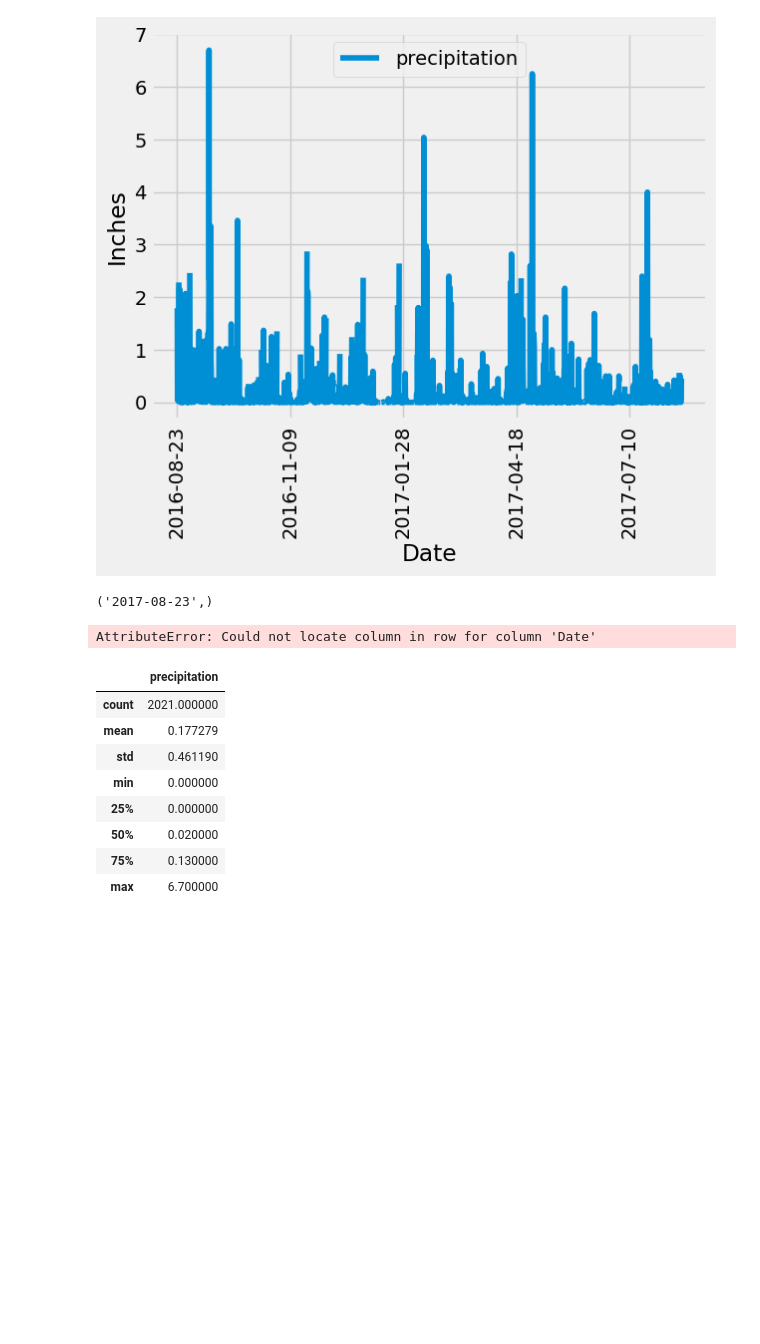
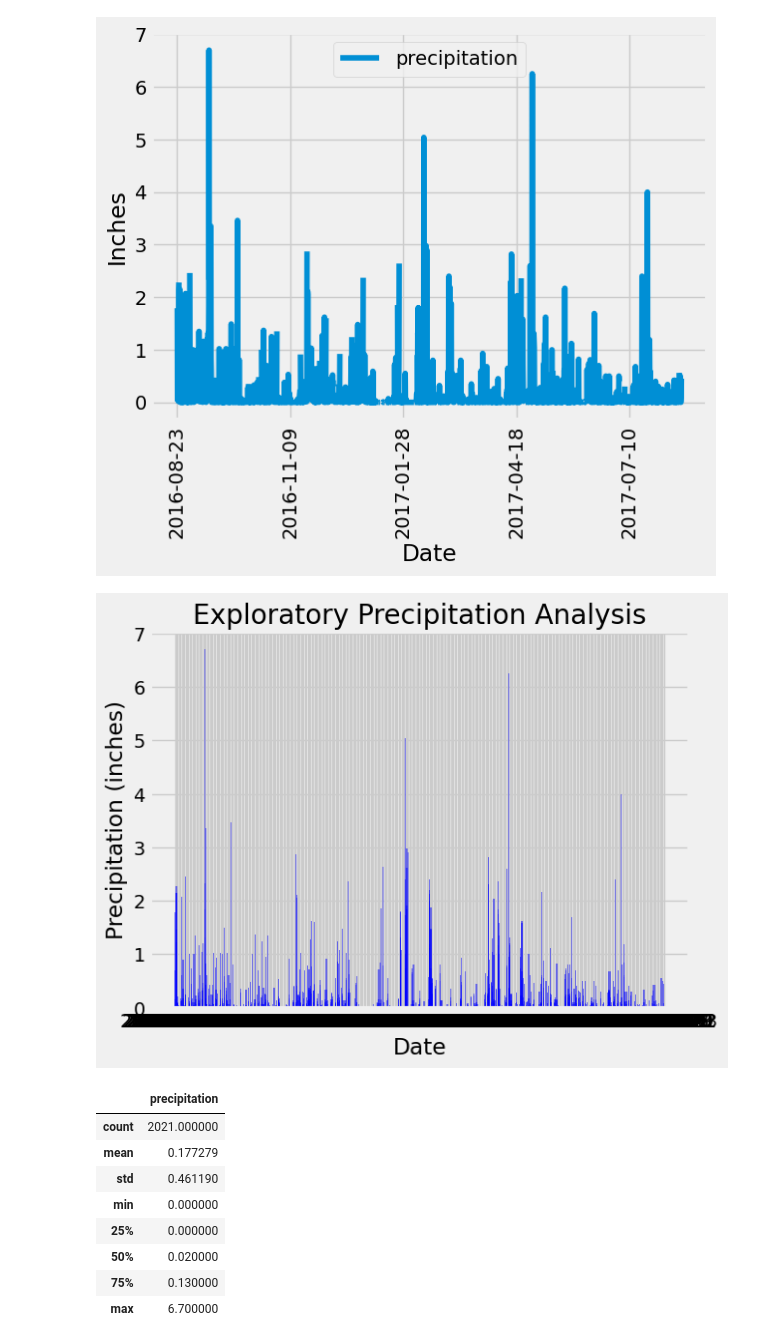
Before and after one commit to wsabrinabriggs/sqlAlchemy-challenge, a Jupyter notebook: SurfsUp/Starter_Code/climate_starter.ipynb, the cells around one changed output. Saved outputs shown, nothing was run; the diff lists cells and outputs as text; code cells hidden in the pictures; blank space fills up the shorter version.

```diff
--- a/SurfsUp/Starter_Code/climate_starter.ipynb
+++ b/SurfsUp/Starter_Code/climate_starter.ipynb
@@ -127,47 +148,55 @@ Text(0, 0.5, 'Inches')
 # %%
 # Design a query to retrieve the last 12 months of precipitation data and plot the results.
 # Starting from the most recent data point in the database.
-#2017-08-23
-recent_date
+session.query(func.max(Measurement.date)).first()
+#print(recent_date)
 
 # Calculate the date one year from the last date in data set.
- #2016-08-23
-# query2 = text("SELECT Date FROM measurement WHERE Date = 2016-08-23;") #ORDER BY Date DESC LIMIT 1 ;")
-# with engine.connect() as conn:
-#     data2 = conn.execute(query2)
+date_one_year_ago  = dt.date(2017, 8, 23) - dt.timedelta(days=365)
+#print(date_one_year_ago)
 
-# for record in data2:
-#     print(record)
 
 # Perform a query to retrieve the data and precipitation scores
+query = session.query(Measurement.date, Measurement.prcp).filter(Measurement.date >= date_one_year_ago).all()
+#print(query)
+# for obj in session.query(Measurement).filter(text("Date<=recent_date and Date=date_one_year_ago")).all():
+#     print(obj.date, obj.prcp)
 
-# for row in df:
-#     if df["date"] >= '2016-08-23': #the date is a string/an object and prcp is a float
-#         print(row)
+# query = session.query((Measurement.date),(Measurement.prcp)).all()
+# for row in query:
+#     #while row[0] >= '2017-08-23' and row[0] <= '2016-08-23':
+#     print(row[0], row[1])
+
+    # if row[0] == recent_date and row[0]>=date_one_year_ago:
+    #     print(row)
 
 
 # Save the query results as a Pandas DataFrame. Explicitly set the column names
-
+df = pd.DataFrame(query, columns=['date', 'precipitation'])
+# df =pd.read_sql_query(
+#     sql = query.statement,
+#     con = engine
+# )
+#df
 
 # Sort the dataframe by date
+sorted_df = df.sort_values(['date'], ascending=True)
+#sorted_df
+clean_and_sorted_df = sorted_df.dropna(how='any')
+clean_and_sorted_df
+# Use Pandas Plotting with Matplotlib to plot the data
+x = clean_and_sorted_df['date']
+y = clean_and_sorted_df['precipitation']
+plt.bar(x, y, color = 'b', alpha = 0.5, align = 'center')
+plt.title('Exploratory Precipitation Analysis')
+#plt.xticks()
 
+plt.xlabel('Date')
+plt.ylabel('Precipitation (inches)')
 
-# Use Pandas Plotting with Matplotlib to plot the data
+plt.show()
 # %% [output]
-('2017-08-23',)
+[figure, added]
-# %%
-# Calculate the date one year from the last date in data set.
- #2016-08-23
-measurement = session.query(Measurement)
-query2 = text("SELECT Date FROM measurement WHERE Date >2017-08-23 ORDER BY Date DESC LIMIT 1;")
-with engine.connect() as conn:
-    data2 = conn.execute(query2)
-
-for record2 in data2:
-    record2 = recent_date.Date(year=recent_date.yeara-1)
-    print(record2)
-# %% [output]
-AttributeError: Could not locate column in row for column 'Date'
 # %%
 # Use Pandas to calculate the summary statistics for the precipitation data
 # %% [output]
```
Also changed, not shown: parts of 6 cells of this notebook.
